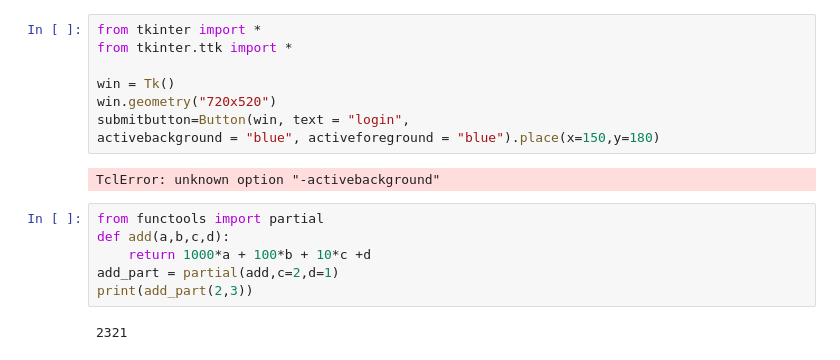
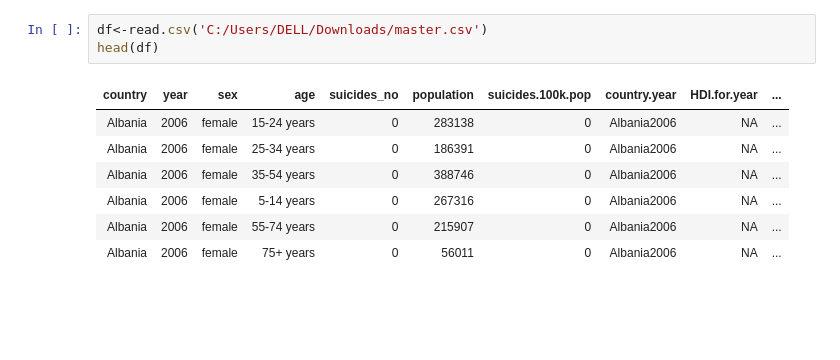
Before and after one commit to nsblackK/PRIVATE, a Jupyter notebook: Untitled.ipynb, the cells around one changed output. Drawn from its saved outputs; the diff is of its cells as text; blank space fills up the shorter version.

```diff
--- a/Untitled.ipynb
+++ b/Untitled.ipynb
@@ -169,18 +1,11 @@ root.mainloop()
-# %%
-from tkinter import *
-from tkinter.ttk import *
-
-win = Tk()
-win.geometry("720x520")
-submitbutton=Button(win, text = "login",
-activebackground = "blue", activeforeground = "blue").place(x=150,y=180)
-# %% [output]
-TclError: unknown option "-activebackground"
-# %%
-from functools import partial
-def add(a,b,c,d):
-    return 1000*a + 100*b + 10*c +d
-add_part = partial(add,c=2,d=1)
-print(add_part(2,3))
-# %% [output]
-2321
+# %%
+df<-read.csv('C:/Users/DELL/Downloads/master.csv')
+head(df)
+# %% [output]
+| country | year | sex | age | suicides_no | population | suicides.100k.pop | country.year | HDI.for.year | ... |
+| Albania | 2006 | female | 15-24 years | 0 | 283138 | 0 | Albania2006 | NA | ... |
+| Albania | 2006 | female | 25-34 years | 0 | 186391 | 0 | Albania2006 | NA | ... |
+| Albania | 2006 | female | 35-54 years | 0 | 388746 | 0 | Albania2006 | NA | ... |
+| Albania | 2006 | female | 5-14 years | 0 | 267316 | 0 | Albania2006 | NA | ... |
+| Albania | 2006 | female | 55-74 years | 0 | 215907 | 0 | Albania2006 | NA | ... |
+| Albania | 2006 | female | 75+ years | 0 | 56011 | 0 | Albania2006 | NA | ... |
```
Also changed, not shown: parts of 20 cells of this notebook, 17 other files.
